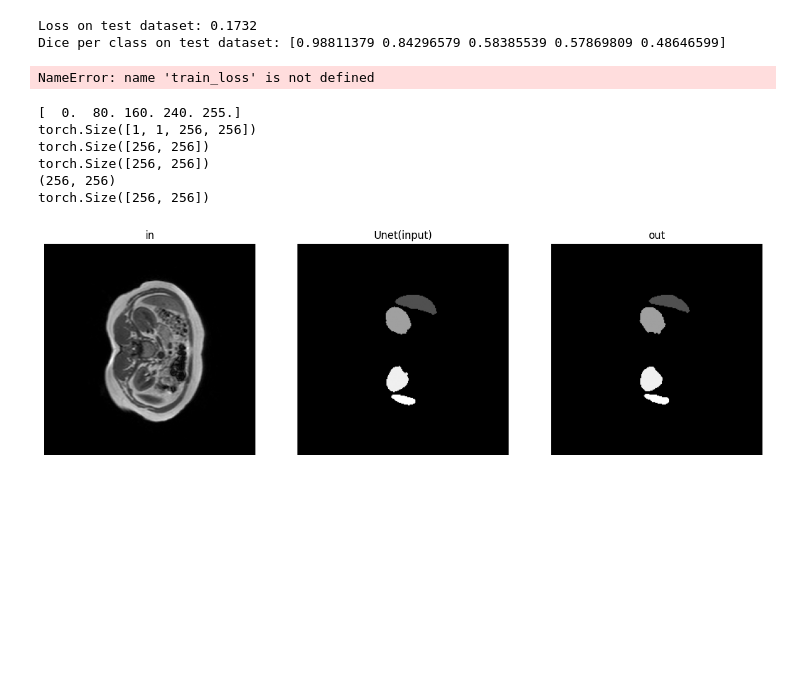
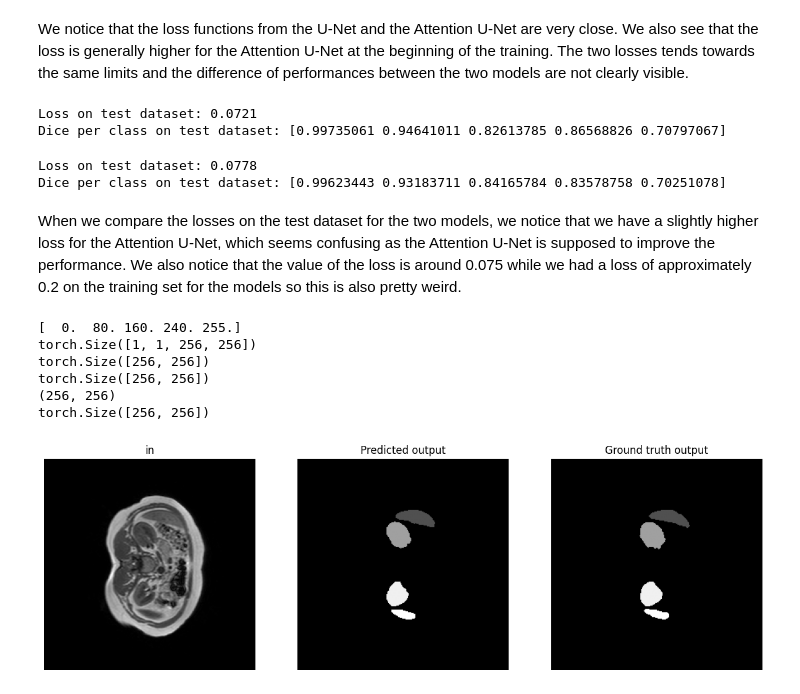
Before and after one commit to YZO4IAETHGe/Attention-based-U-net, a Jupyter notebook: notebook.ipynb, the cells around one changed output. Cells and saved outputs as stored; diff of their text form; code cells hidden in the pictures; blank space fills up the shorter version.

```diff
--- a/notebook.ipynb
+++ b/notebook.ipynb
@@ -46,24 +107,33 @@ KeyboardInterrupt:
+# %% [markdown]
+We notice that the loss functions from the U-Net and the Attention U-Net are very close. We also see that the loss is generally higher for the Attention U-Net at the beginning of the training. The two losses tends towards the same limits and the difference of performances between the two models are not clearly visible.
+# %%
+test_loss,dice_classes = test_2D(
+    model=U_Net(1, 5),
+    test_loader=test_loader,
+    name ="U_Net_weights30_V2"
+)
+# %% [output]
+Loss on test dataset: 0.0721
+Dice per class on test dataset: [0.99735061 0.94641011 0.82613785 0.86568826 0.70797067]
 # %%
 test_loss,dice_classes = test_2D(
     model=AttU_Net(1, 5),
     test_loader=test_loader,
-    name ="attU_Net_weightstest"
+    name ="Att_U_Net_weights30_V2"
 )
 # %% [output]
-Loss on test dataset: 0.1732
-Dice per class on test dataset: [0.98811379 0.84296579 0.58385539 0.57869809 0.48646599]
+Loss on test dataset: 0.0778
+Dice per class on test dataset: [0.99623443 0.93183711 0.84165784 0.83578758 0.70251078]
-# %%
-graph(train_loss,validation_losses)
-# %% [output]
-NameError: name 'train_loss' is not defined
+# %% [markdown]
+When we compare the losses on the test dataset for the two models, we notice that we have a slightly higher loss for the Attention U-Net, which seems confusing as the Attention U-Net is supposed to improve the performance. We also notice that the value of the loss is around 0.075 while we had a loss of approximately 0.2 on the training set for the models so this is also pretty weird.
 # %%
-compare_predictions_ground_truth(U_Net(1,5), "model_weights10.pth", "data/MR-dataset/34-T1DUALin-src.nii.gz", "data/MR-dataset/34-T1DUAL-mask.nii.gz")
+compare_predictions_ground_truth(AttU_Net(1,5), "Att_U_Net_weights30_V2.pth", "data/MR-dataset/34-T1DUALin-src.nii.gz", "data/MR-dataset/34-T1DUAL-mask.nii.gz")
 # %% [output]
 [  0.  80. 160. 240. 255.]
 torch.Size([1, 1, 256, 256])
 torch.Size([256, 256])
 torch.Size([256, 256])
 (256, 256)
 torch.Size([256, 256])
-[figure, old version]
+[figure, new version]
 # %%
```
Also changed, not shown: parts of 27 cells of this notebook, 7 other files.
